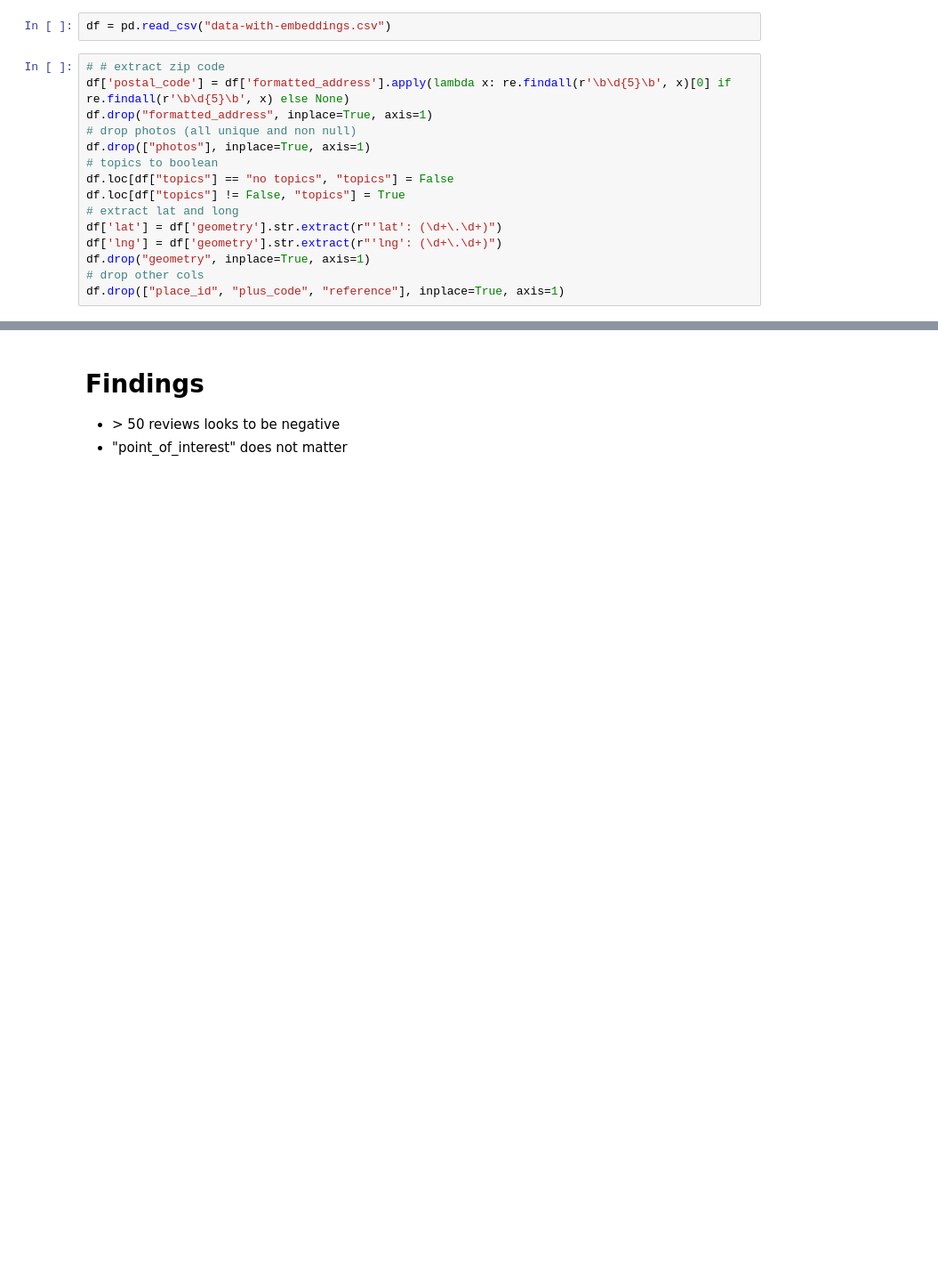
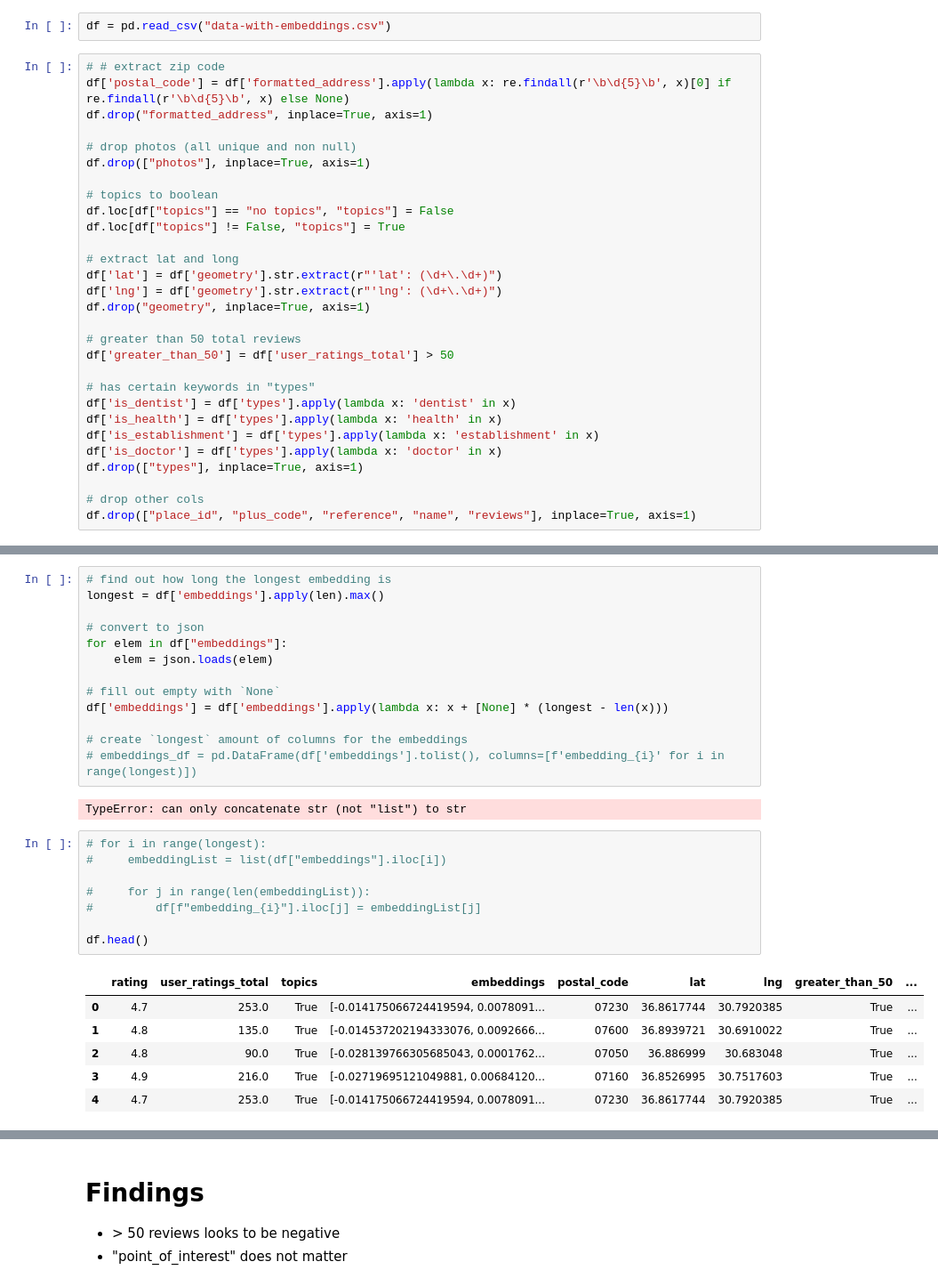
Before and after one commit to LordFarquaadtheCreator/health-hopper, a Jupyter notebook: data-scraping/explore.ipynb, the cells around one changed output, grey strips where cells are left out. Shown at 89% size. Drawn from its saved outputs; the diff is of its cells as text; blank space fills up the shorter version.

Commit message:
added final data

```diff
--- a/data-scraping/explore.ipynb
+++ b/data-scraping/explore.ipynb
@@ -89,14 +89,28 @@ df = pd.read_csv("data-with-embeddings.csv")
 # # extract zip code
 df['postal_code'] = df['formatted_address'].apply(lambda x: re.findall(r'\b\d{5}\b', x)[0] if re.findall(r'\b\d{5}\b', x) else None)
 df.drop("formatted_address", inplace=True, axis=1)
+
 # drop photos (all unique and non null)
 df.drop(["photos"], inplace=True, axis=1)
+
 # topics to boolean
 df.loc[df["topics"] == "no topics", "topics"] = False
 df.loc[df["topics"] != False, "topics"] = True
+
 # extract lat and long
 df['lat'] = df['geometry'].str.extract(r"'lat': (\d+\.\d+)")
 df['lng'] = df['geometry'].str.extract(r"'lng': (\d+\.\d+)")
 df.drop("geometry", inplace=True, axis=1)
+
+# greater than 50 total reviews
+df['greater_than_50'] = df['user_ratings_total'] > 50
+
+# has certain keywords in "types"
+df['is_dentist'] = df['types'].apply(lambda x: 'dentist' in x)
+df['is_health'] = df['types'].apply(lambda x: 'health' in x)
+df['is_establishment'] = df['types'].apply(lambda x: 'establishment' in x)
+df['is_doctor'] = df['types'].apply(lambda x: 'doctor' in x)
+df.drop(["types"], inplace=True, axis=1)
+
 # drop other cols
-df.drop(["place_id", "plus_code", "reference"], inplace=True, axis=1)
+df.drop(["place_id", "plus_code", "reference", "name", "reviews"], inplace=True, axis=1)
@@ -118,0 +119,30 @@ df.head(-1)
+# %%
+# find out how long the longest embedding is
+longest = df['embeddings'].apply(len).max()
+
+# convert to json
+for elem in df["embeddings"]:
+    elem = json.loads(elem)
+
+# fill out empty with `None`
+df['embeddings'] = df['embeddings'].apply(lambda x: x + [None] * (longest - len(x)))
+
+# create `longest` amount of columns for the embeddings
+# embeddings_df = pd.DataFrame(df['embeddings'].tolist(), columns=[f'embedding_{i}' for i in range(longest)])
+# %% [output]
+TypeError: can only concatenate str (not "list") to str
+# %%
+# for i in range(longest):
+#     embeddingList = list(df["embeddings"].iloc[i])
+
+#     for j in range(len(embeddingList)):
+#         df[f"embedding_{i}"].iloc[j] = embeddingList[j]
+
+df.head()
+# %% [output]
+|  | rating | user_ratings_total | topics | embeddings | postal_code | lat | lng | greater_than_50 | ... |
+| 0 | 4.7 | 253.0 | True | [-0.014175066724419594, 0.0078091... | 07230 | 36.8617744 | 30.7920385 | True | ... |
+| 1 | 4.8 | 135.0 | True | [-0.014537202194333076, 0.0092666... | 07600 | 36.8939721 | 30.6910022 | True | ... |
+| 2 | 4.8 | 90.0 | True | [-0.028139766305685043, 0.0001762... | 07050 | 36.886999 | 30.683048 | True | ... |
+| 3 | 4.9 | 216.0 | True | [-0.02719695121049881, 0.00684120... | 07160 | 36.8526995 | 30.7517603 | True | ... |
+| 4 | 4.7 | 253.0 | True | [-0.014175066724419594, 0.0078091... | 07230 | 36.8617744 | 30.7920385 | True | ... |
```
Also changed, not shown: parts of 4 cells of this notebook, 1 other file.
